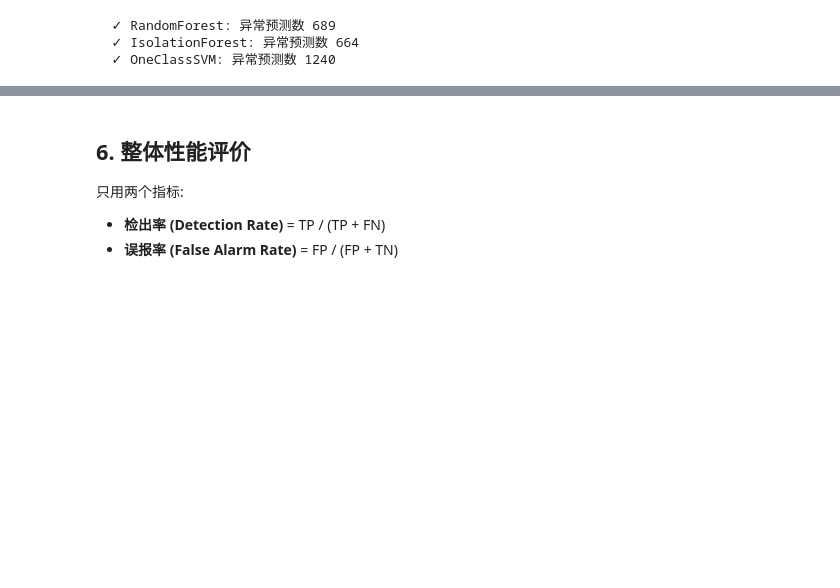
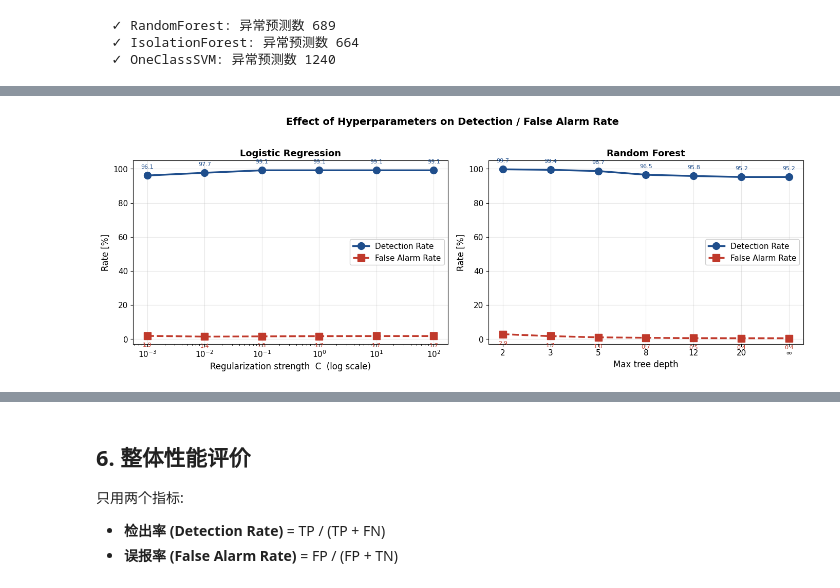
Before and after one commit to zdc1zdd/ble-anomaly-detection, a Jupyter notebook: anomaly_detection.ipynb, the cells around one changed output, grey strips where cells are left out. Saved outputs shown, nothing was run; the diff lists cells and outputs as text; code cells hidden in the pictures; blank space fills up the shorter version.

```diff
--- a/anomaly_detection.ipynb
+++ b/anomaly_detection.ipynb
@@ -468,3 +510,96 @@ for method in methods_list:
   ✓ RandomForest: 异常预测数 689
   ✓ IsolationForest: 异常预测数 664
   ✓ OneClassSVM: 异常预测数 1240
+# %%
+# ========== 超参数扫描: 监督学习 ==========
+import matplotlib.pyplot as plt
+
+def eval_method_quick(method):
+    """快速训练评价单个方法"""
+    method.fit(X_train, y_train)
+    y_pred = method.predict(X_test)
+    TP = ((y_test == 1) & (y_pred == 1)).sum()
+    FN = ((y_test == 1) & (y_pred == 0)).sum()
+    FP = ((y_test == 0) & (y_pred == 1)).sum()
+    TN = ((y_test == 0) & (y_pred == 0)).sum()
+    dr = TP / (TP + FN) * 100
+    far = FP / (FP + TN) * 100
+    return dr, far
+
+# --- LR: 扫描 C ---
+C_values = [0.001, 0.01, 0.1, 1.0, 10.0, 100.0]
+lr_results = []
+print("=== Logistic Regression: scan C ===")
+for C in C_values:
+    m = LogRegMethod(C=C, class_weight='balanced', max_iter=1000)
+    dr, far = eval_method_quick(m)
+    lr_results.append((C, dr, far))
+    print(f"  C={C:>8.3f}: DR={dr:.2f}%, FAR={far:.2f}%")
+
+# --- RF: 扫描 max_depth ---
+depths = [2, 3, 5, 8, 12, 20, None]
+rf_results = []
+print("\n=== Random Forest: scan max_depth ===")
+for d in depths:
+    m = RandomForestMethod(n_estimators=100, max_depth=d,
+                           class_weight='balanced', random_state=42)
+    dr, far = eval_method_quick(m)
+    rf_results.append((d, dr, far))
+    label = "None" if d is None else str(d)
+    print(f"  depth={label:>4}: DR={dr:.2f}%, FAR={far:.2f}%")
+
+# --- 可视化 ---
+fig, axes = plt.subplots(1, 2, figsize=(14, 5))
+
+# LR
+ax = axes[0]
+Cs = [r[0] for r in lr_results]
+drs = [r[1] for r in lr_results]
+fars = [r[2] for r in lr_results]
+ax.plot(Cs, drs, 'o-', color='#1f4e8c', linewidth=2.5,
+        markersize=10, label='Detection Rate')
+ax.plot(Cs, fars, 's--', color='#c0392b', linewidth=2.5,
+        markersize=10, label='False Alarm Rate')
+ax.set_xscale('log')
+ax.set_xlabel('Regularization strength  C  (log scale)', fontsize=12)
+ax.set_ylabel('Rate [%]', fontsize=12)
+ax.set_title('Logistic Regression', fontsize=13, fontweight='bold')
+ax.legend(loc='center right', fontsize=11, framealpha=0.95)
+ax.grid(True, alpha=0.3)
+ax.set_ylim(-3, 105)
+for C, dr, far in lr_results:
+    ax.annotate(f'{dr:.1f}', (C, dr), textcoords="offset points",
+                xytext=(0, 10), ha='center', fontsize=8, color='#1f4e8c')
+    ax.annotate(f'{far:.1f}', (C, far), textcoords="offset points",
+                xytext=(0, -15), ha='center', fontsize=8, color='#c0392b')
+
+# RF
+ax = axes[1]
+x_labels = ['2', '3', '5', '8', '12', '20', '∞']
+x_pos = list(range(len(depths)))
+drs2 = [r[1] for r in rf_results]
+fars2 = [r[2] for r in rf_results]
+ax.plot(x_pos, drs2, 'o-', color='#1f4e8c', linewidth=2.5,
+        markersize=10, label='Detection Rate')
+ax.plot(x_pos, fars2, 's--', color='#c0392b', linewidth=2.5,
+        markersize=10, label='False Alarm Rate')
+ax.set_xticks(x_pos)
+ax.set_xticklabels(x_labels)
+ax.set_xlabel('Max tree depth', fontsize=12)
+ax.set_ylabel('Rate [%]', fontsize=12)
+ax.set_title('Random Forest', fontsize=13, fontweight='bold')
+ax.legend(loc='center right', fontsize=11, framealpha=0.95)
+ax.grid(True, alpha=0.3)
+ax.set_ylim(-3, 105)
+for i, (d, dr, far) in enumerate(rf_results):
+    ax.annotate(f'{dr:.1f}', (i, dr), textcoords="offset points",
+                xytext=(0, 10), ha='center', fontsize=8, color='#1f4e8c')
+    ax.annotate(f'{far:.1f}', (i, far), textcoords="offset points",
+                xytext=(0, -15), ha='center', fontsize=8, color='#c0392b')
+
+plt.suptitle('Effect of Hyperparameters on Detection / False Alarm Rate',
+             fontsize=14, fontweight='bold', y=1.02)
+plt.tight_layout()
+plt.savefig(f'{OUTPUT_DIR}/sweep_supervised.png', dpi=300, bbox_inches='tight')
+plt.show()
+# %% [output]
@@ -470,0 +622 @@ for method in methods_list:
+[figure, added]
```
Also changed, not shown: parts of 3 cells of this notebook, 3 other files.
